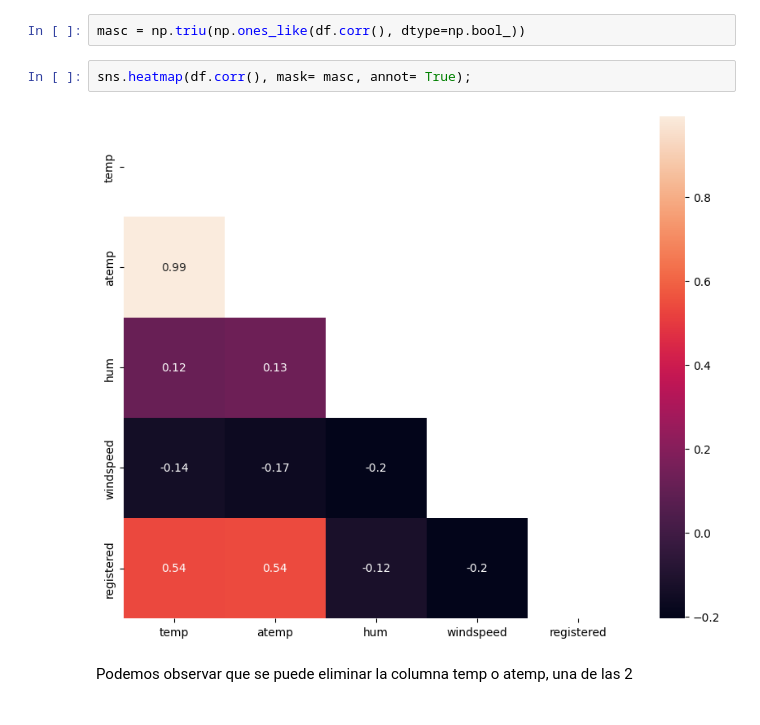
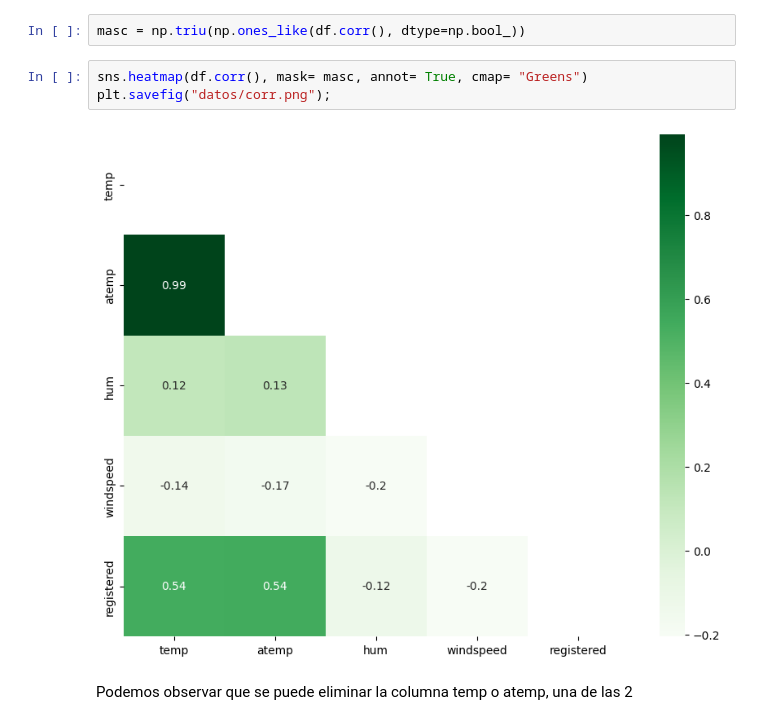
Before and after one commit to Adalab/DA-project-da-promo-c-modulo-3-team-6, a Jupyter notebook: 02-Visualizacion.ipynb, the cells around one changed output. Cells and saved outputs as stored; diff of their text form.

```diff
--- a/02-Visualizacion.ipynb
+++ b/02-Visualizacion.ipynb
@@ -59,9 +59,10 @@ sns.histplot(data = df, x = "registered");
 # %%
 masc = np.triu(np.ones_like(df.corr(), dtype=np.bool_))
 # %%
-sns.heatmap(df.corr(), mask= masc, annot= True);
+sns.heatmap(df.corr(), mask= masc, annot= True, cmap= "Greens")
+plt.savefig("datos/corr.png");
 # %% [output]
-[figure, old version]
+[figure, new version]
 # %% [markdown]
 Podemos observar que se puede eliminar la columna temp o atemp, una de las 2
 # %% [markdown]
```
Also changed, not shown: parts of 9 cells of this notebook, 21 other files.
